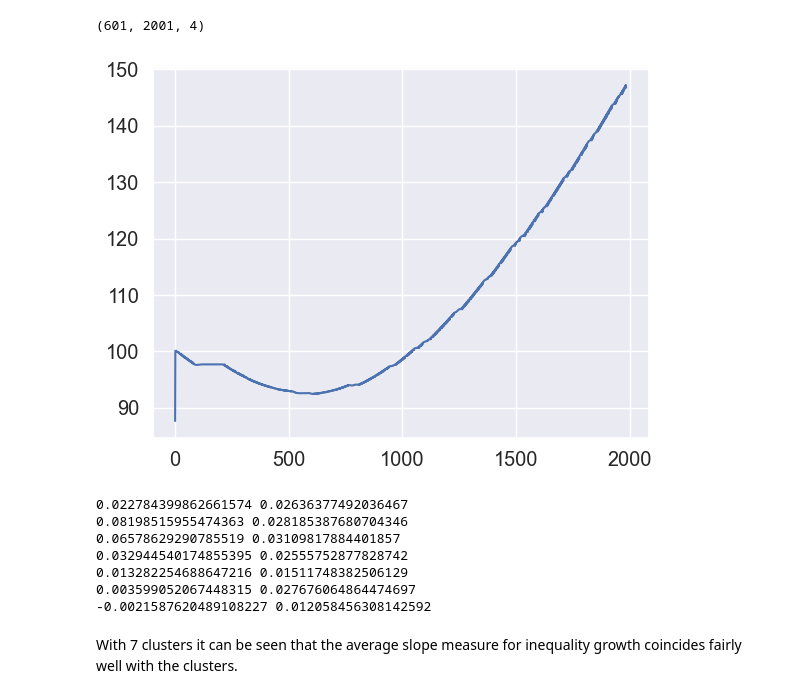
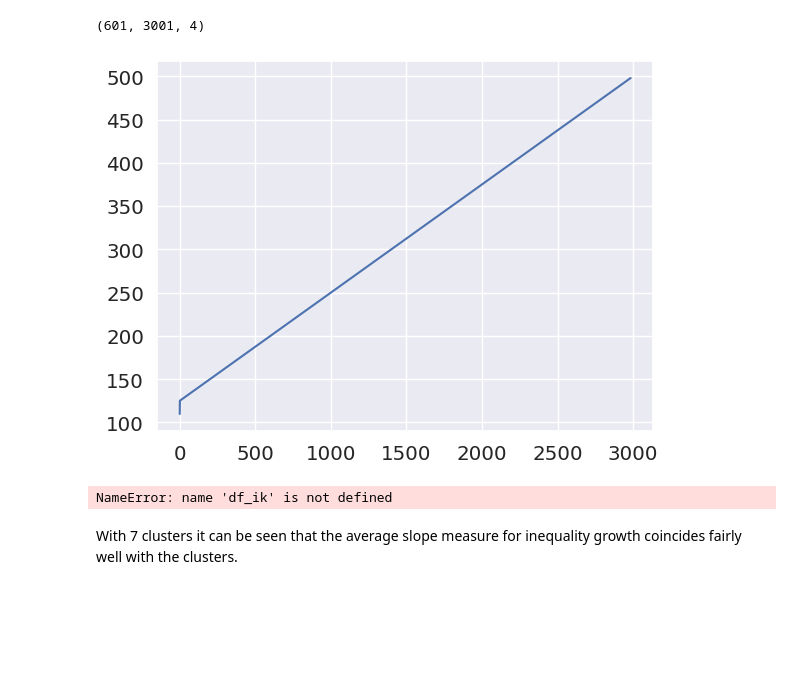
Before and after one commit to calvar/el_farol_agents, a Jupyter notebook: markov_fplay/inequality_dynamics.ipynb, the cells around one changed output. Drawn from its saved outputs; the diff is of its cells as text; code cells hidden in the pictures; blank space fills up the shorter version.

```diff
--- a/markov_fplay/inequality_dynamics.ipynb
+++ b/markov_fplay/inequality_dynamics.ipynb
@@ -12,8 +12,8 @@ from sklearn.cluster import AffinityPropagation
 #plt.style.use('tableau-colorblind10')
 sns.set(font_scale=1.3)
 # %%
-folder = 'data_p'
-outfile = 'simulation_params_N4new.dat'
+folder = 'data_N4'
+outfile = 'simulation_params_N4.dat'
 maxN = 3001
 # %%
 #Read earnings sequences
@@ -46,7 +46,7 @@ def nnorm(row):
 utilities = np.array([[nnorm(e) for e in earnings] for earnings in earn_data])
 utilities.shape
 # %% [output]
-(601, 2001, 4)
+(601, 3001, 4)
 # %%
 #Efficiencies
 efficiencies = [np.array([u.mean() for u in util]) for util in utilities]
@@ -83,12 +83,12 @@ def rolling_avg(arr, mx_win_sz):
     return dif
 # %%
 mx_win_sz = 16
-n = 345
-dif = rolling_avg(inequalities[n], mx_win_sz)
+n = 239
+dif = rolling_avg(efficiencies[n], mx_win_sz)#rolling_avg(inequalities[n], mx_win_sz)
 
 fig, ax = plt.subplots(1,1)
 ax.plot(dif)
 plt.show()
 # %% [output]
-[figure, old version]
+[figure, new version]
 # %%
@@ -99,17 +99,11 @@ df_ik = df[["index","kmeans"]]
 # %%
-for num, cluster in df_ik.groupby("kmeans"):
-    slopes = []
-    for n in cluster.index:
-        dif = rolling_avg(inequalities[n], mx_win_sz)
-        slopes.append((dif[-1]-dif[1])/(len(dif)-1))
-    print(np.mean(slopes),np.std(slopes))
+#for num, cluster in df_ik.groupby("kmeans"):
+#    slopes = []
+#    for n in cluster.index:
+#        dif = rolling_avg(inequalities[n], mx_win_sz)
+#        slopes.append((dif[-1]-dif[1])/(len(dif)-1))
+#    print(np.mean(slopes),np.std(slopes))
 # %% [output]
-0.022784399862661574 0.02636377492036467
-0.08198515955474363 0.028185387680704346
-0.06578629290785519 0.03109817884401857
-0.032944540174855395 0.02555752877828742
-0.013282254688647216 0.01511748382506129
-0.003599052067448315 0.027676064864474697
--0.0021587620489108227 0.012058456308142592
+NameError: name 'df_ik' is not defined
 # %% [markdown]
 With 7 clusters it can be seen that the average slope measure for inequality growth coincides fairly well with the clusters.
```
Also changed, not shown: parts of 2 cells of this notebook, 7 other files.
